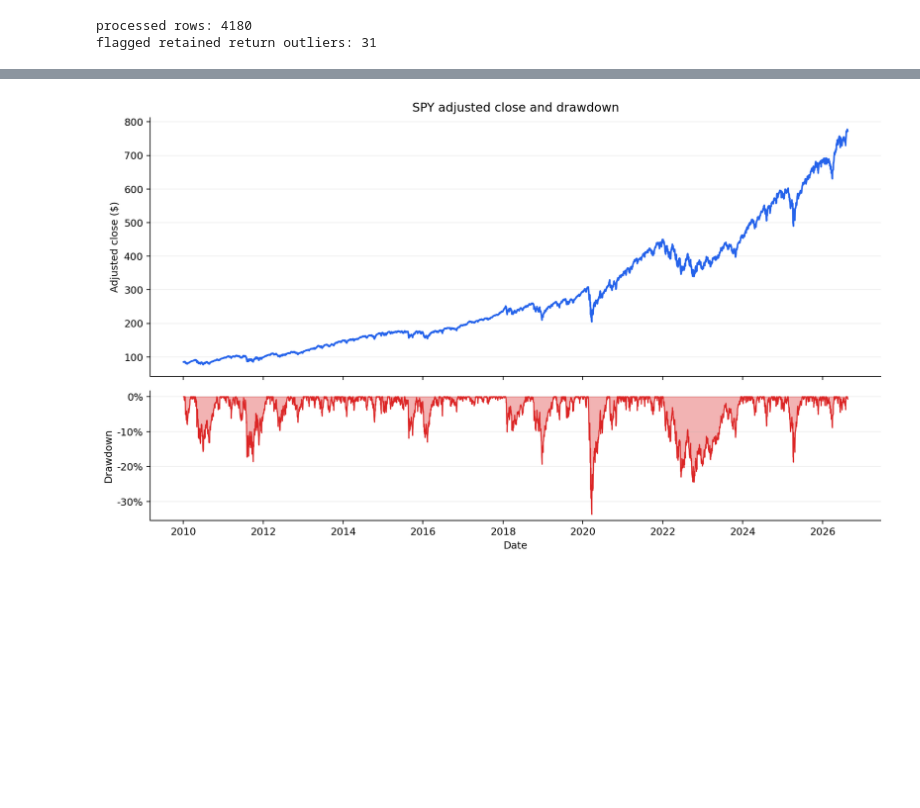
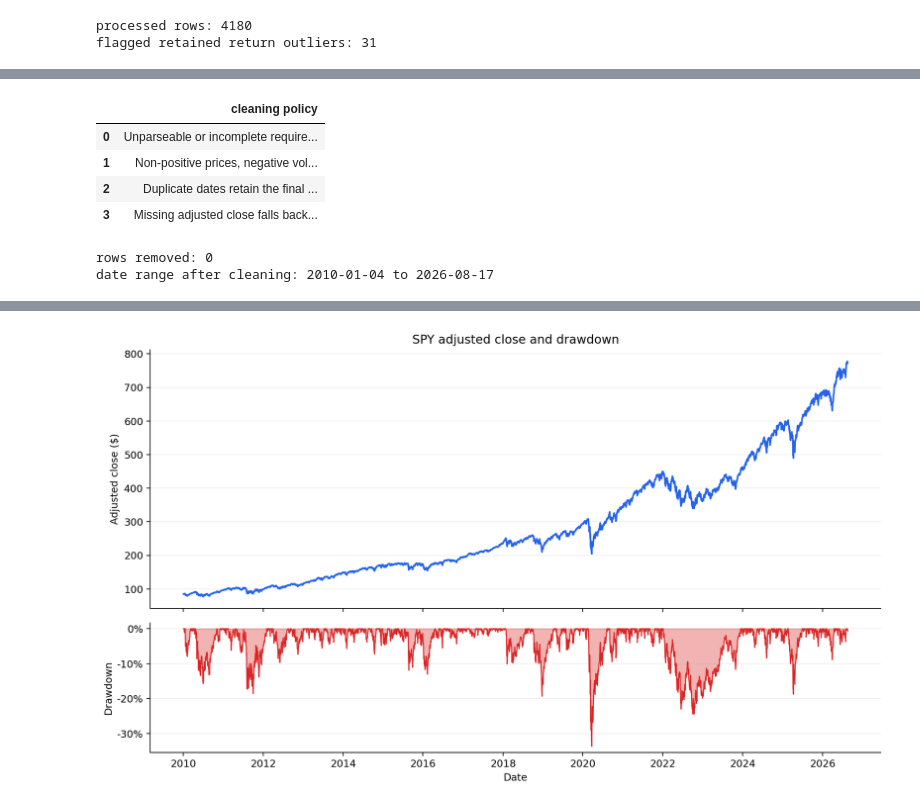
Before and after one commit to pdwi2020/bootcamp_paritosh_dwivedi, a Jupyter notebook: project/notebooks/project_pipeline.ipynb, the cells around one changed output, grey strips where cells are left out. Saved outputs shown, nothing was run; the diff lists cells and outputs as text; code cells hidden in the pictures; blank space fills up the shorter version.

```diff
--- a/project/notebooks/project_pipeline.ipynb
+++ b/project/notebooks/project_pipeline.ipynb
@@ -113,0 +198,14 @@ flagged retained return outliers: 31
+# %%
+display(pd.Series(cleaning_report["policy"], name="cleaning policy").to_frame())
+print("rows removed:", cleaning_report["rows_removed"])
+print(
+    "date range after cleaning:", cleaning_report["date_start"], "to", cleaning_report["date_end"]
+)
+# %% [output]
+|  | cleaning policy |
+| 0 | Unparseable or incomplete require... |
+| 1 | Non-positive prices, negative vol... |
+| 2 | Duplicate dates retain the final ... |
+| 3 | Missing adjusted close falls back... |
+rows removed: 0
+date range after cleaning: 2010-01-04 to 2026-08-17
```
Also changed, not shown: parts of 17 cells of this notebook, 5 other files.
